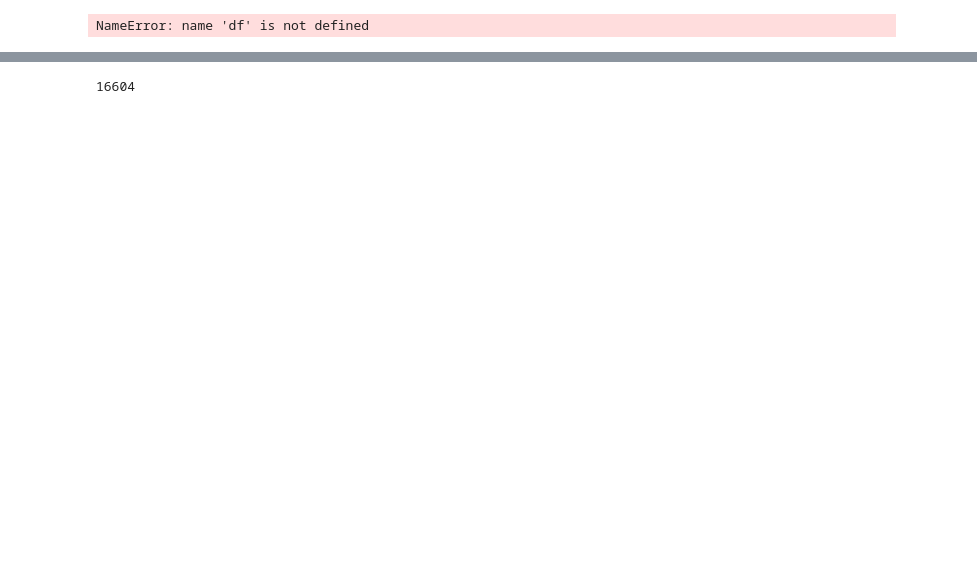
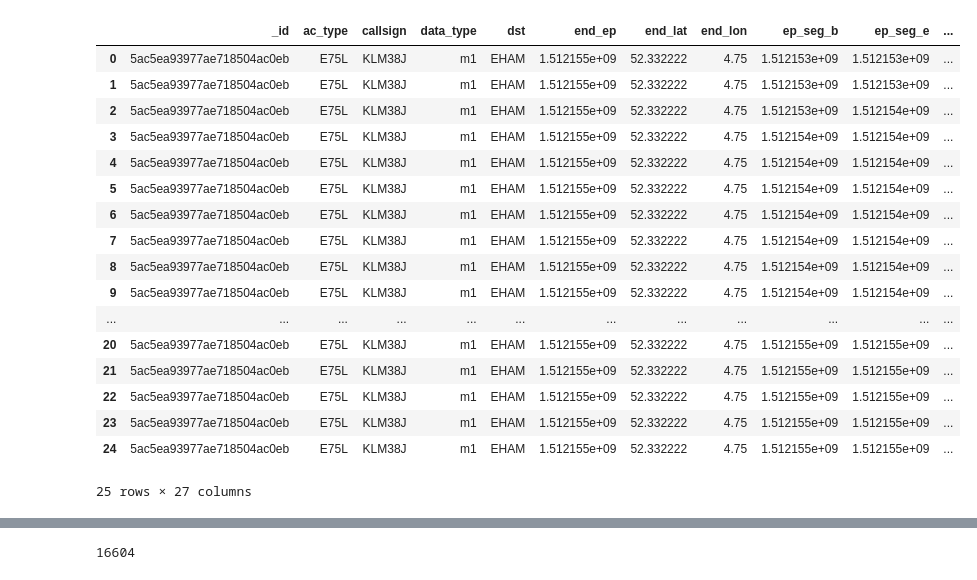
Before and after one commit to vpereboom/trajectory-prediction-toolbox, a Jupyter notebook: notebooks/DDR2_data_parsing.ipynb, the cells around one changed output, grey strips where cells are left out. Saved outputs shown, nothing was run; the diff lists cells and outputs as text; code cells hidden in the pictures; blank space fills up the shorter version.

```diff
--- a/notebooks/DDR2_data_parsing.ipynb
+++ b/notebooks/DDR2_data_parsing.ipynb
@@ -19,4 +11,0 @@ df = pd.read_csv(f_loc, names=cols, delim_whitespace=True)
-# %%
-len(df['callsgn'].unique())
-# %% [output]
-NameError: name 'df' is not defined
@@ -24,0 +12,22 @@ df[['lat_seg_b','lon_seg_b','lat_seg_e','lon_seg_e']] = df[['lat_seg_b','lon_seg
+# %%
+x = col_combi.find_one({})
+pd.DataFrame(x['ddr2'])
+# %% [output]
+|  | _id | ac_type | callsign | data_type | dst | end_ep | end_lat | end_lon | ep_seg_b | ep_seg_e | ... |
+| 0 | 5ac5ea93977ae718504ac0eb | E75L | KLM38J | m1 | EHAM | 1.512155e+09 | 52.332222 | 4.75 | 1.512153e+09 | 1.512153e+09 | ... |
+| 1 | 5ac5ea93977ae718504ac0eb | E75L | KLM38J | m1 | EHAM | 1.512155e+09 | 52.332222 | 4.75 | 1.512153e+09 | 1.512153e+09 | ... |
+| 2 | 5ac5ea93977ae718504ac0eb | E75L | KLM38J | m1 | EHAM | 1.512155e+09 | 52.332222 | 4.75 | 1.512153e+09 | 1.512154e+09 | ... |
+| 3 | 5ac5ea93977ae718504ac0eb | E75L | KLM38J | m1 | EHAM | 1.512155e+09 | 52.332222 | 4.75 | 1.512154e+09 | 1.512154e+09 | ... |
+| 4 | 5ac5ea93977ae718504ac0eb | E75L | KLM38J | m1 | EHAM | 1.512155e+09 | 52.332222 | 4.75 | 1.512154e+09 | 1.512154e+09 | ... |
+| 5 | 5ac5ea93977ae718504ac0eb | E75L | KLM38J | m1 | EHAM | 1.512155e+09 | 52.332222 | 4.75 | 1.512154e+09 | 1.512154e+09 | ... |
+| 6 | 5ac5ea93977ae718504ac0eb | E75L | KLM38J | m1 | EHAM | 1.512155e+09 | 52.332222 | 4.75 | 1.512154e+09 | 1.512154e+09 | ... |
+| 7 | 5ac5ea93977ae718504ac0eb | E75L | KLM38J | m1 | EHAM | 1.512155e+09 | 52.332222 | 4.75 | 1.512154e+09 | 1.512154e+09 | ... |
+| 8 | 5ac5ea93977ae718504ac0eb | E75L | KLM38J | m1 | EHAM | 1.512155e+09 | 52.332222 | 4.75 | 1.512154e+09 | 1.512154e+09 | ... |
+| 9 | 5ac5ea93977ae718504ac0eb | E75L | KLM38J | m1 | EHAM | 1.512155e+09 | 52.332222 | 4.75 | 1.512154e+09 | 1.512154e+09 | ... |
+| ... | ... | ... | ... | ... | ... | ... | ... | ... | ... | ... | ... |
+| 20 | 5ac5ea93977ae718504ac0eb | E75L | KLM38J | m1 | EHAM | 1.512155e+09 | 52.332222 | 4.75 | 1.512155e+09 | 1.512155e+09 | ... |
+| 21 | 5ac5ea93977ae718504ac0eb | E75L | KLM38J | m1 | EHAM | 1.512155e+09 | 52.332222 | 4.75 | 1.512155e+09 | 1.512155e+09 | ... |
+| 22 | 5ac5ea93977ae718504ac0eb | E75L | KLM38J | m1 | EHAM | 1.512155e+09 | 52.332222 | 4.75 | 1.512155e+09 | 1.512155e+09 | ... |
+| 23 | 5ac5ea93977ae718504ac0eb | E75L | KLM38J | m1 | EHAM | 1.512155e+09 | 52.332222 | 4.75 | 1.512155e+09 | 1.512155e+09 | ... |
+| 24 | 5ac5ea93977ae718504ac0eb | E75L | KLM38J | m1 | EHAM | 1.512155e+09 | 52.332222 | 4.75 | 1.512155e+09 | 1.512155e+09 | ... |
+25 rows × 27 columns
```
Also changed, not shown: parts of 18 cells of this notebook, 3 other files.
